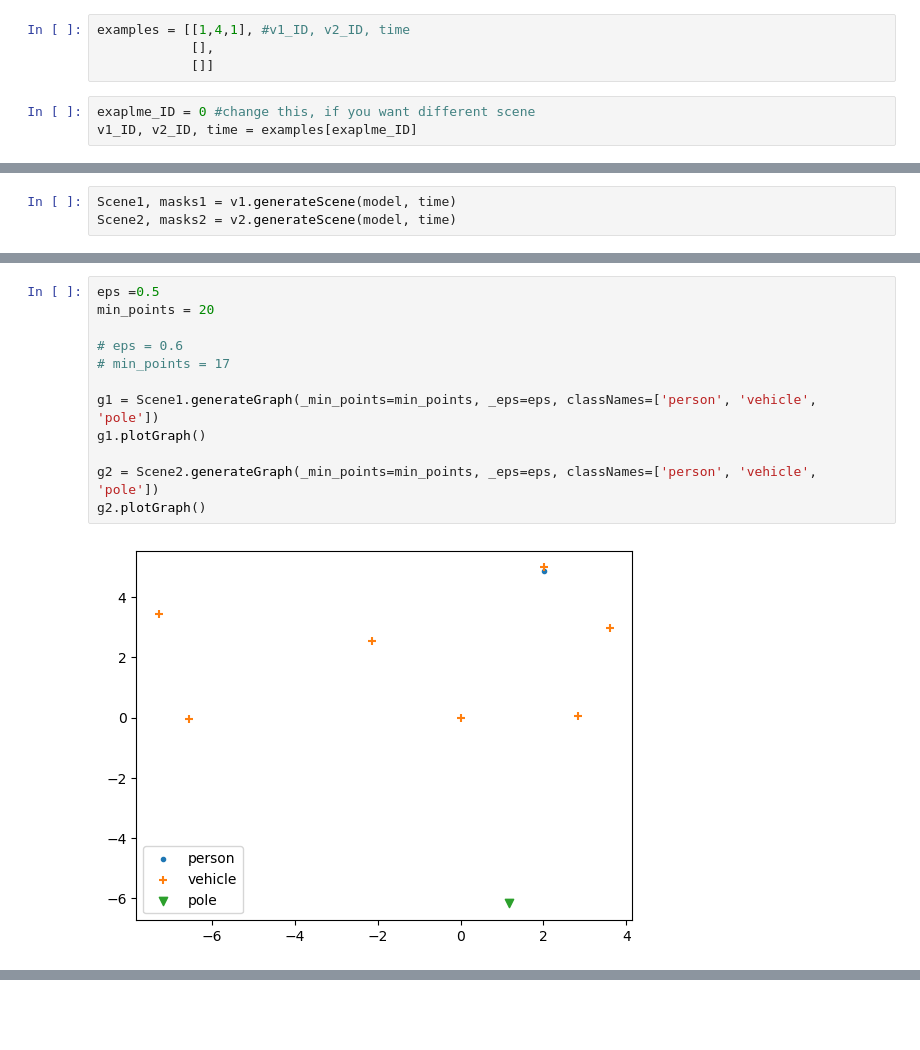
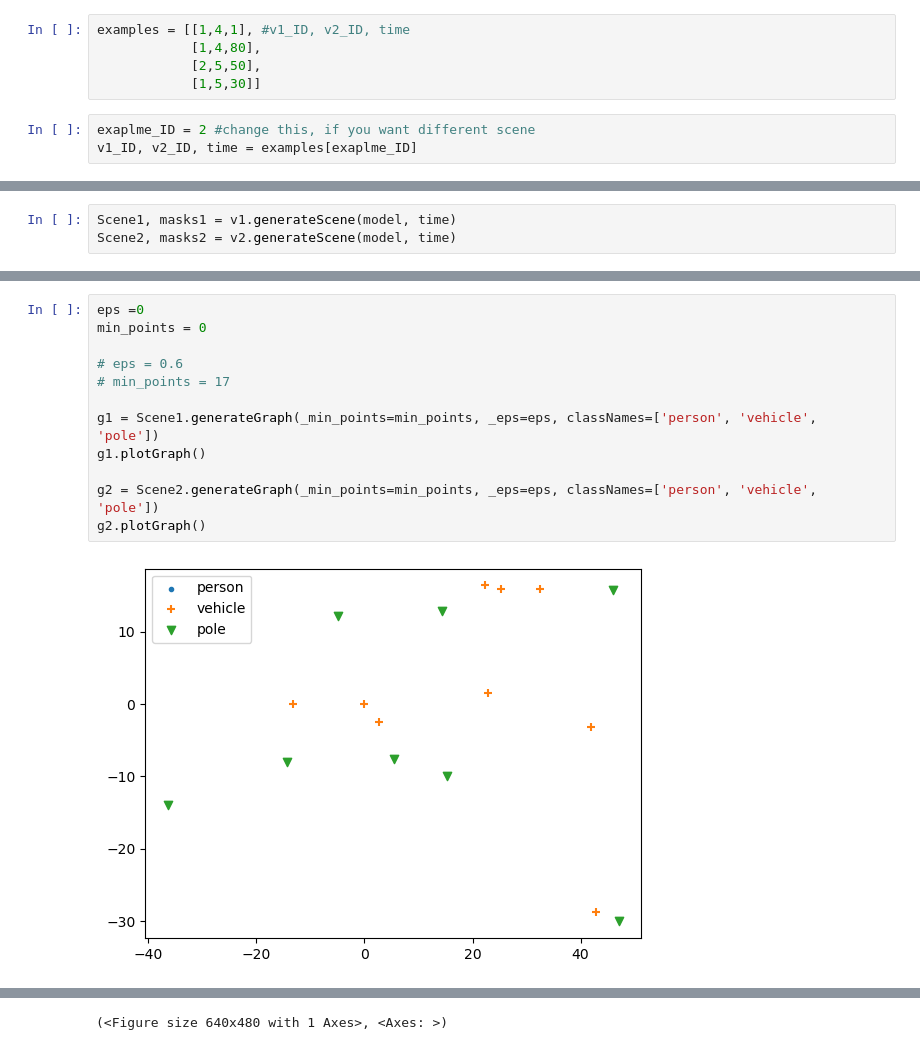
Before and after one commit to K0stasCH/PC-Registration-and-Multi-agent-Vehicles, a Jupyter notebook: demo.ipynb, the cells around one changed output, grey strips where cells are left out. Saved outputs shown, nothing was run; the diff lists cells and outputs as text; blank space fills up the shorter version.

```diff
--- a/demo.ipynb
+++ b/demo.ipynb
@@ -55,10 +54,11 @@ Done reverse indexing in 0.1 seconds.
 ======
 # %%
 examples = [[1,4,1], #v1_ID, v2_ID, time
-            [],
-            []]
+            [1,4,80],
+            [2,5,50],
+            [1,5,30]]
 # %%
-exaplme_ID = 0 #change this, if you want different scene
+exaplme_ID = 2 #change this, if you want different scene
 v1_ID, v2_ID, time = examples[exaplme_ID]
 # %%
 v1 = Vehicle(v2x_sim,v1_ID)
@@ -91,14 +94,14 @@ x = Scene2.findcenters(_min_points=20, _eps=0.5, className='vehicle', visualize=
 # %%
-eps =0.5
-min_points = 20
+eps =0
+min_points = 0
 
 # eps = 0.6
 # min_points = 17
 
 g1 = Scene1.generateGraph(_min_points=min_points, _eps=eps, classNames=['person', 'vehicle', 'pole'])
 g1.plotGraph()
 
 g2 = Scene2.generateGraph(_min_points=min_points, _eps=eps, classNames=['person', 'vehicle', 'pole'])
 g2.plotGraph()
 # %% [output]
-[figure, old version]
+[figure, new version]
@@ -106,3 +109,4 @@ g2.plotGraph()
+(<Figure size 640x480 with 1 Axes>, <Axes: >)
 # %%
 affM, matchMatrix = matchGraph(g1, g2)
 
```
Also changed, not shown: parts of 16 cells of this notebook, 9 other files.
